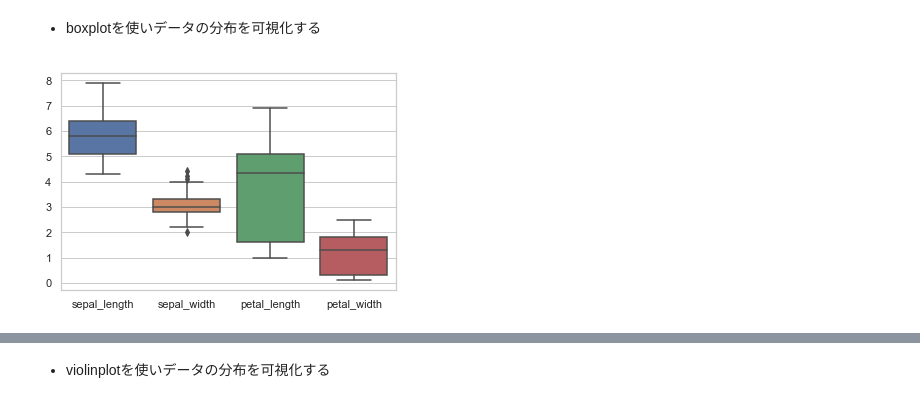
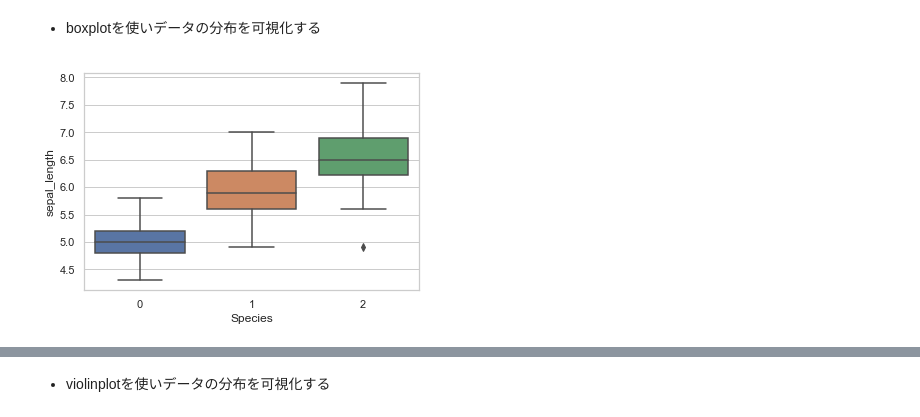
Before and after one commit to egupiii/dic_ml, a Jupyter notebook: week3/week3-work1.ipynb, the cells around one changed output, grey strips where cells are left out. Cells and saved outputs as stored; diff of their text form; code cells hidden in the pictures.

```diff
--- a/week3/week3-work1.ipynb
+++ b/week3/week3-work1.ipynb
@@ -491,11 +491,11 @@ plt.show()
 # %%
 import seaborn as sns
 
 sns.set()
 sns.set_style("whitegrid")
 
-sns.boxplot(data=df.iloc[:,0:4])
+sns.boxplot(x="Species", y="sepal_length", data=df)
 
 plt.show()
 # %% [output]
-[figure, old version]
+[figure, new version]
```
Also changed, not shown: parts of 8 cells of this notebook.
